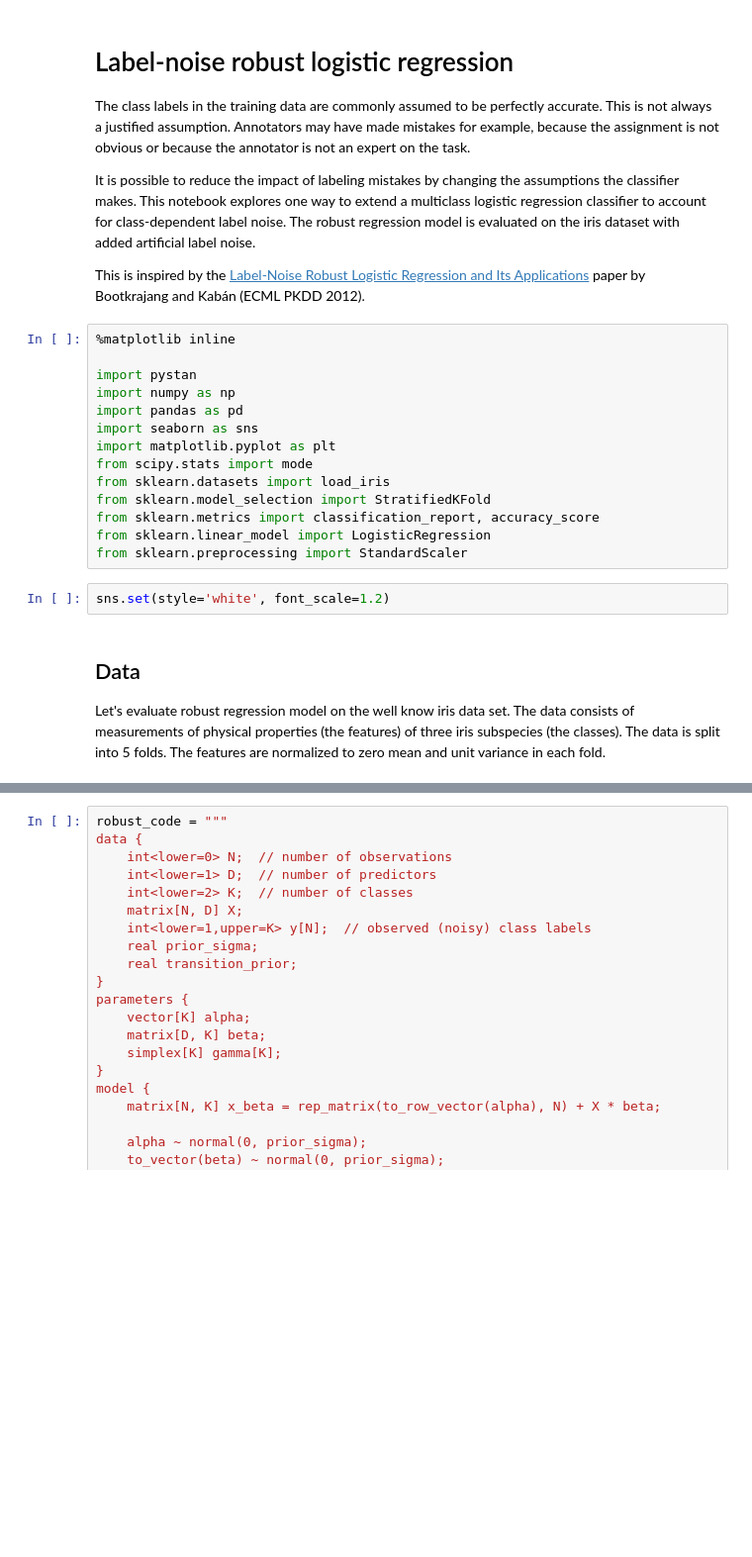
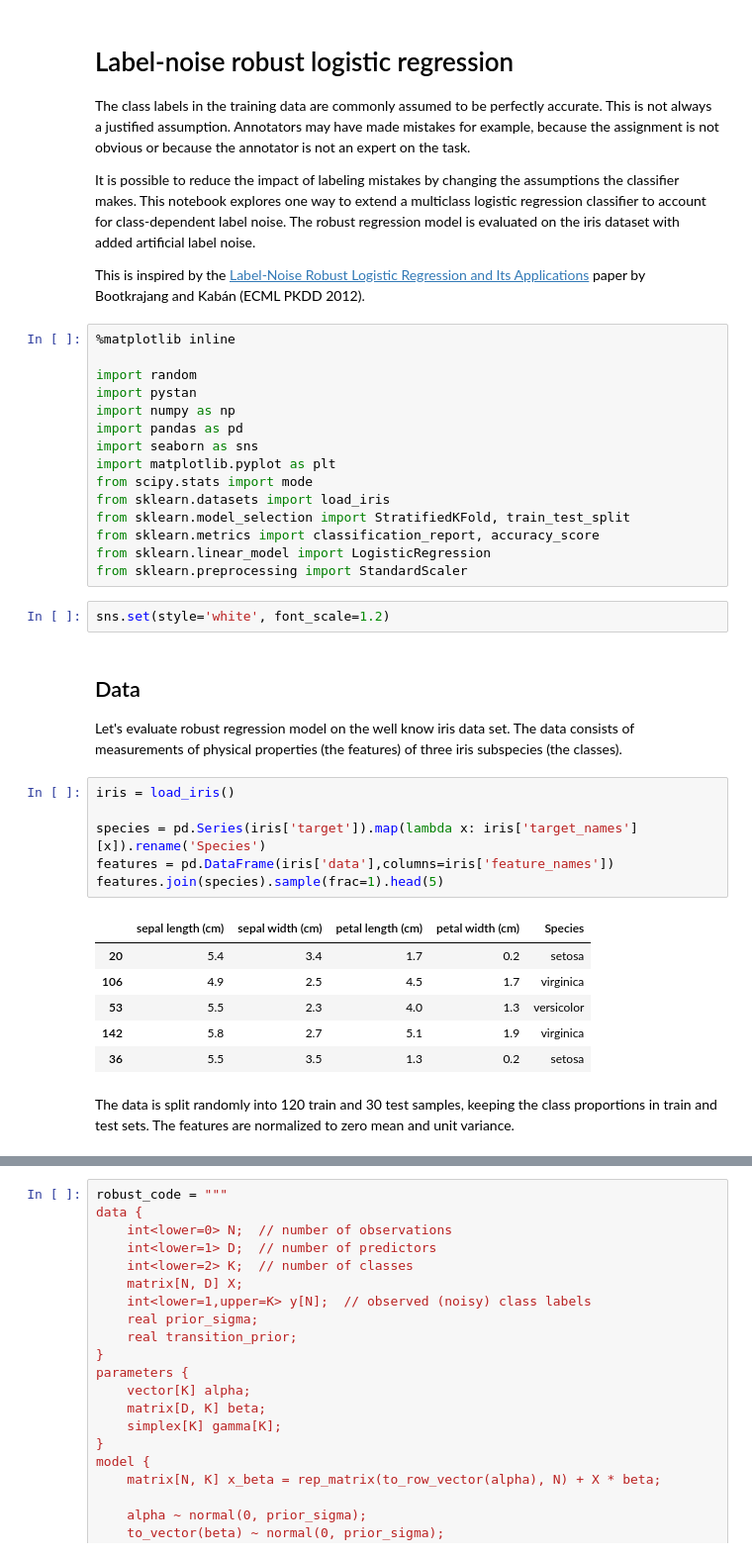
Before and after one commit to aajanki/label-noise-classification, a Jupyter notebook: Label noise robust classification.ipynb, the cells around one changed output, grey strips where cells are left out. Shown at 99% size. Cells and saved outputs as stored; diff of their text form; blank space fills up the shorter version.

```diff
--- a/Label noise robust classification.ipynb
+++ b/Label noise robust classification.ipynb
@@ -9,6 +9,7 @@ This is inspired by the [Label-Noise Robust Logistic Regression and Its Applicat
 # %%
 %matplotlib inline
 
+import random
 import pystan
 import numpy as np
 import pandas as pd
@@ -16,7 +17,7 @@ import seaborn as sns
 import matplotlib.pyplot as plt
 from scipy.stats import mode
 from sklearn.datasets import load_iris
-from sklearn.model_selection import StratifiedKFold
+from sklearn.model_selection import StratifiedKFold, train_test_split
 from sklearn.metrics import classification_report, accuracy_score
 from sklearn.linear_model import LogisticRegression
 from sklearn.preprocessing import StandardScaler
@@ -25,5 +26,20 @@ sns.set(style='white', font_scale=1.2)
 # %% [markdown]
 ## Data
 
-Let's evaluate robust regression model on the well know iris data set. The data consists of measurements of physical properties (the features) of three iris subspecies (the classes). The data is split into 5 folds. The features are normalized to zero mean and unit variance in each fold.
+Let's evaluate robust regression model on the well know iris data set. The data consists of measurements of physical properties (the features) of three iris subspecies (the classes).
+# %%
+iris = load_iris()
+
+species = pd.Series(iris['target']).map(lambda x: iris['target_names'][x]).rename('Species')
+features = pd.DataFrame(iris['data'],columns=iris['feature_names'])
+features.join(species).sample(frac=1).head(5)
+# %% [output]
+|  | sepal length (cm) | sepal width (cm) | petal length (cm) | petal width (cm) | Species |
+| 20 | 5.4 | 3.4 | 1.7 | 0.2 | setosa |
+| 106 | 4.9 | 2.5 | 4.5 | 1.7 | virginica |
+| 53 | 5.5 | 2.3 | 4.0 | 1.3 | versicolor |
+| 142 | 5.8 | 2.7 | 5.1 | 1.9 | virginica |
+| 36 | 5.5 | 3.5 | 1.3 | 0.2 | setosa |
+# %% [markdown]
+The data is split randomly into 120 train and 30 test samples, keeping the class proportions in train and test sets. The features are normalized to zero mean and unit variance.
 # %%
```
Also changed, not shown: parts of 14 cells of this notebook.
